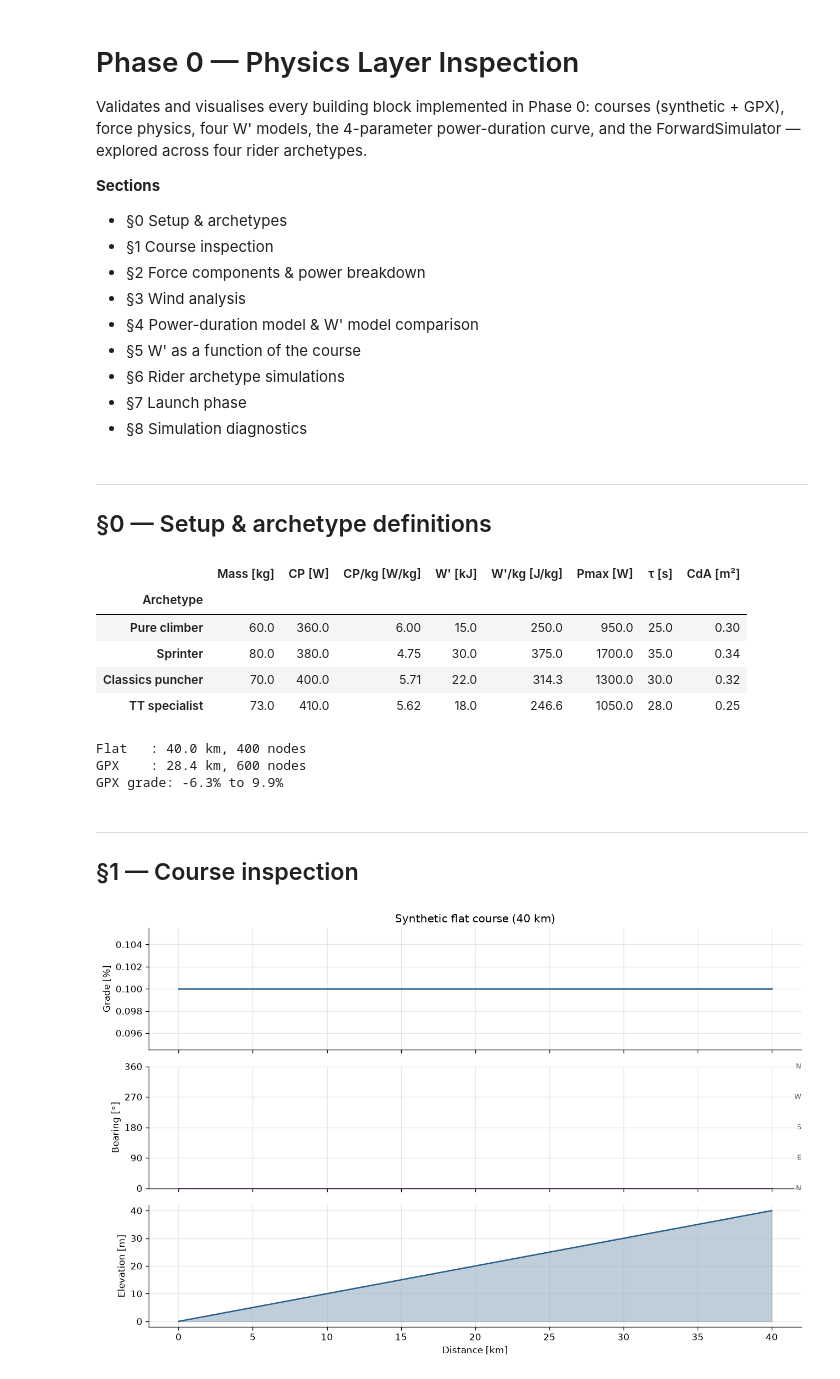
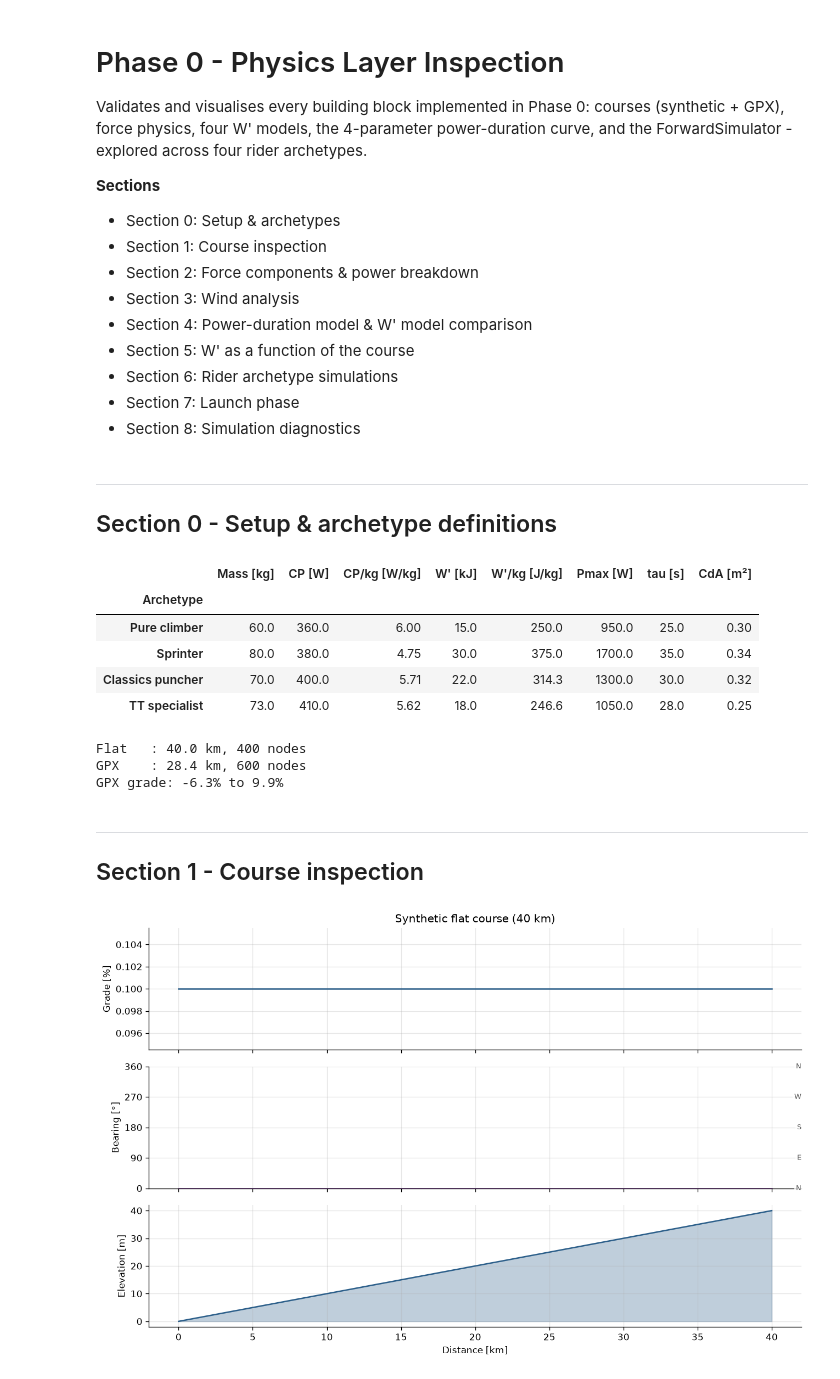
Before and after one commit to d0martins/TTT-strat, a Jupyter notebook: notebooks/phase0_physics.ipynb, the cells around one changed output. Cells and saved outputs as stored; diff of their text form; code cells hidden in the pictures.

```diff
--- a/notebooks/phase0_physics.ipynb
+++ b/notebooks/phase0_physics.ipynb
@@ -1,23 +1,23 @@
 # %% [markdown]
-# Phase 0 — Physics Layer Inspection
+# Phase 0 - Physics Layer Inspection
 
 Validates and visualises every building block implemented in Phase 0:
 courses (synthetic + GPX), force physics, four W' models, the 4-parameter
-power-duration curve, and the ForwardSimulator — explored across four rider archetypes.
+power-duration curve, and the ForwardSimulator - explored across four rider archetypes.
 
 **Sections**
-- §0 Setup & archetypes
-- §1 Course inspection
-- §2 Force components & power breakdown
-- §3 Wind analysis
-- §4 Power-duration model & W' model comparison
-- §5 W' as a function of the course
-- §6 Rider archetype simulations
-- §7 Launch phase
-- §8 Simulation diagnostics
+- Section 0: Setup & archetypes
+- Section 1: Course inspection
+- Section 2: Force components & power breakdown
+- Section 3: Wind analysis
+- Section 4: Power-duration model & W' model comparison
+- Section 5: W' as a function of the course
+- Section 6: Rider archetype simulations
+- Section 7: Launch phase
+- Section 8: Simulation diagnostics
 # %% [markdown]
 ---
-## §0 — Setup & archetype definitions
+## Section 0 - Setup & archetype definitions
 # %%
 import sys
 sys.path.insert(0, "../src")
@@ -106,21 +106,21 @@ RIDERS = {name: make_rider(a) for name, a in ARCHETYPES.items()}
 # %%
 rows = []
 for name, a in ARCHETYPES.items():
     rows.append({
         "Archetype":       name,
         "Mass [kg]": a["mass"],
         "CP [W]": a["cp"],
         "CP/kg [W/kg]": round(a["cp"] / a["mass"], 2),
         "W' [kJ]": a["w_prime"] / 1000,
         "W'/kg [J/kg]": round(a["w_prime"] / a["mass"], 1),
         "Pmax [W]": a["p_max"],
-        "τ [s]": a["tau"],
+        "tau [s]": a["tau"],
         "CdA [m²]": a["cda"],
     })
 df_archetypes = pd.DataFrame(rows).set_index("Archetype")
 df_archetypes
 # %% [output]
-|  | Mass [kg] | CP [W] | CP/kg [W/kg] | W' [kJ] | W'/kg [J/kg] | Pmax [W] | τ [s] | CdA [m²] |
+|  | Mass [kg] | CP [W] | CP/kg [W/kg] | W' [kJ] | W'/kg [J/kg] | Pmax [W] | tau [s] | CdA [m²] |
 | Archetype |  |  |  |  |  |  |  |  |
 | Pure climber | 60.0 | 360.0 | 6.00 | 15.0 | 250.0 | 950.0 | 25.0 | 0.30 |
 | Sprinter | 80.0 | 380.0 | 4.75 | 30.0 | 375.0 | 1700.0 | 35.0 | 0.34 |
@@ -151,7 +151,7 @@ GPX    : 28.4 km, 600 nodes
 GPX grade: -6.3% to 9.9%
 # %% [markdown]
 ---
-## §1 — Course inspection
+## Section 1 - Course inspection
 # %%
 fig, axes = plt.subplots(3, 1, figsize=(11, 7), sharex=True)
 km_flat = flat_course.s_m / 1000
```
Also changed, not shown: parts of 29 cells of this notebook.
